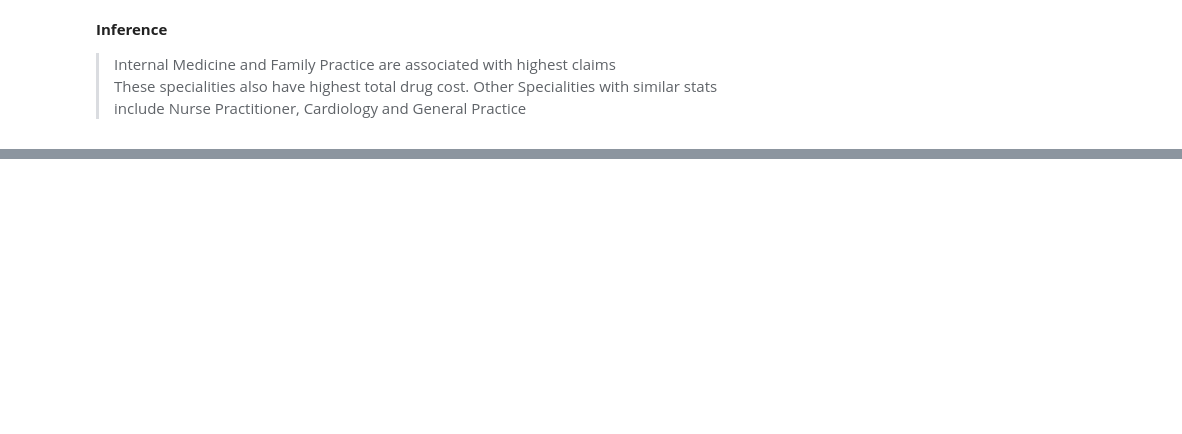
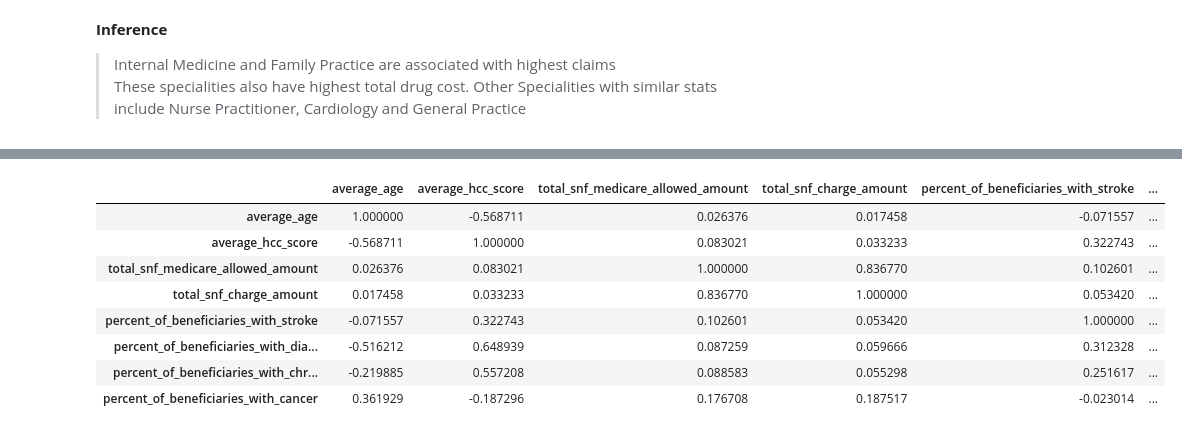
Before and after one commit to thousandoaks/AnalyticsUtilizationManagement, a Jupyter notebook: labs/Medicare_EDA.ipynb, the cells around one changed output, grey strips where cells are left out. Cells and saved outputs as stored; diff of their text form; code cells hidden in the pictures; blank space fills up the shorter version.

```diff
--- a/labs/Medicare_EDA.ipynb
+++ b/labs/Medicare_EDA.ipynb
@@ -427,0 +453,12 @@ iplot(fig, filename='grouped-bar')
+# %%
+nursingFacilities[['average_age','average_hcc_score','total_snf_medicare_allowed_amount','total_snf_charge_amount','percent_of_beneficiaries_with_stroke','percent_of_beneficiaries_with_diabetes','percent_of_beneficiaries_with_chronic_kidney_disease','percent_of_beneficiaries_with_cancer']].corr()
+# %% [output]
+|  | average_age | average_hcc_score | total_snf_medicare_allowed_amount | total_snf_charge_amount | percent_of_beneficiaries_with_stroke | ... |
+| average_age | 1.000000 | -0.568711 | 0.026376 | 0.017458 | -0.071557 | ... |
+| average_hcc_score | -0.568711 | 1.000000 | 0.083021 | 0.033233 | 0.322743 | ... |
+| total_snf_medicare_allowed_amount | 0.026376 | 0.083021 | 1.000000 | 0.836770 | 0.102601 | ... |
+| total_snf_charge_amount | 0.017458 | 0.033233 | 0.836770 | 1.000000 | 0.053420 | ... |
+| percent_of_beneficiaries_with_stroke | -0.071557 | 0.322743 | 0.102601 | 0.053420 | 1.000000 | ... |
+| percent_of_beneficiaries_with_dia... | -0.516212 | 0.648939 | 0.087259 | 0.059666 | 0.312328 | ... |
+| percent_of_beneficiaries_with_chr... | -0.219885 | 0.557208 | 0.088583 | 0.055298 | 0.251617 | ... |
+| percent_of_beneficiaries_with_cancer | 0.361929 | -0.187296 | 0.176708 | 0.187517 | -0.023014 | ... |
```
Also changed, not shown: parts of 5 cells of this notebook.
